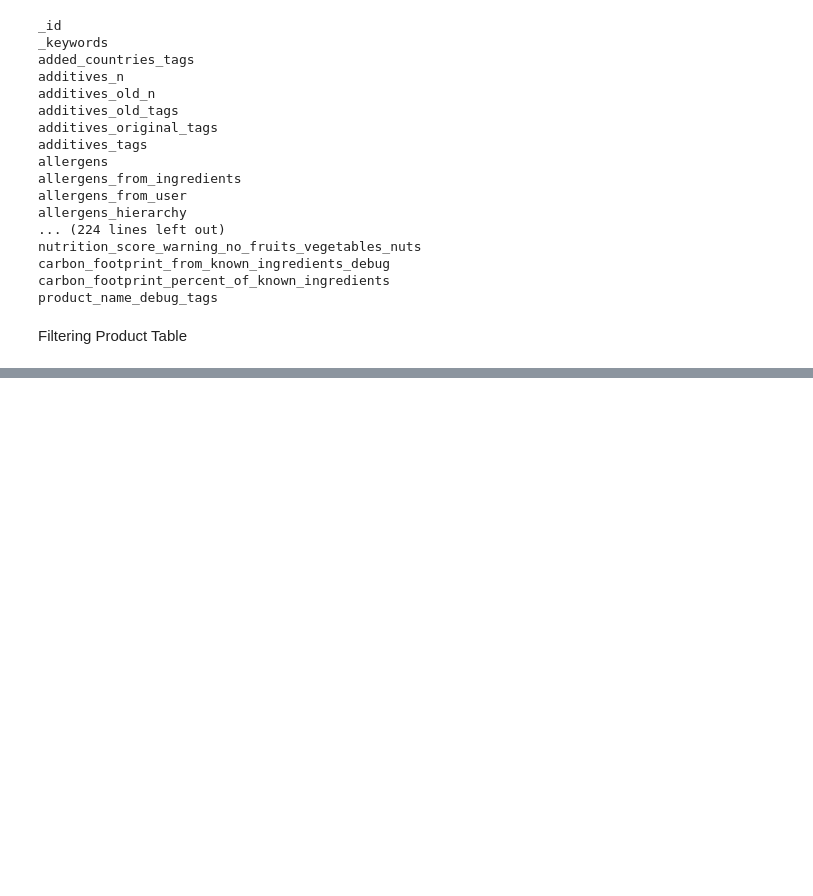
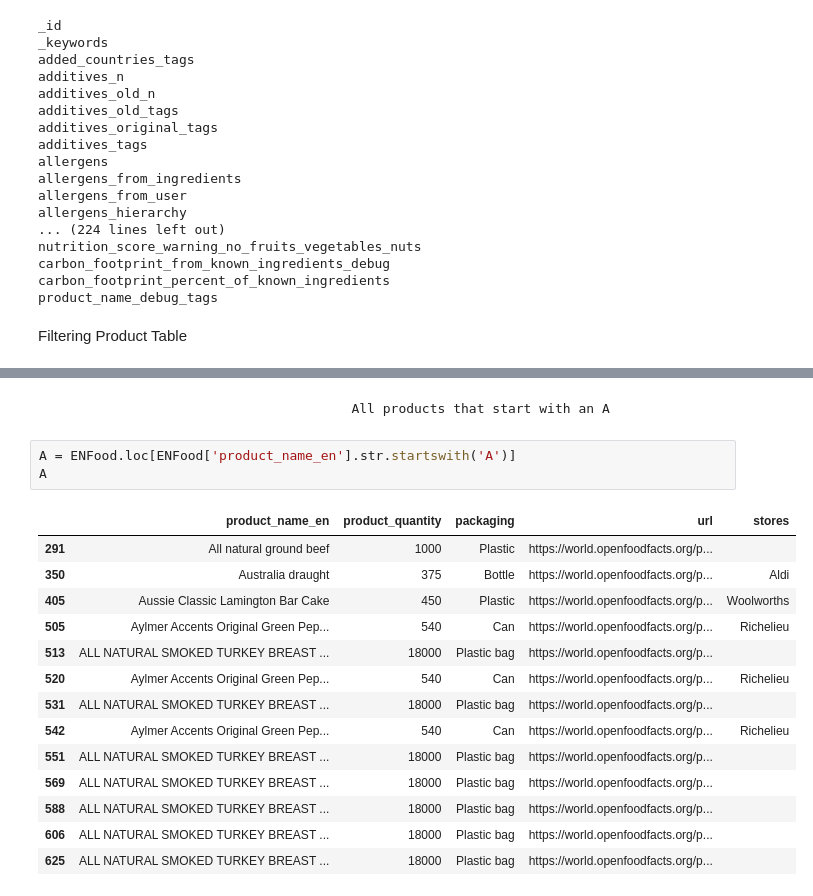
Before and after one commit to elliotkarikari/Product_Weight_Project, a Jupyter notebook: Jupter_notebooks/WeightData/Open Food Facts.ipynb, the cells around one changed output, grey strips where cells are left out. Cells and saved outputs as stored; diff of their text form; blank space fills up the shorter version.

```diff
--- a/Jupter_notebooks/WeightData/Open Food Facts.ipynb
+++ b/Jupter_notebooks/WeightData/Open Food Facts.ipynb
@@ -128,0 +176,20 @@ Looking at all columns available in data
+# %% [markdown]
+                                          All products that start with an A
+# %%
+A = ENFood.loc[ENFood['product_name_en'].str.startswith('A')]
+A
+# %% [output]
+|  | product_name_en | product_quantity | packaging | url | stores |
+| 291 | All natural ground beef | 1000 | Plastic | https://world.openfoodfacts.org/p... |  |
+| 350 | Australia draught | 375 | Bottle | https://world.openfoodfacts.org/p... | Aldi |
+| 405 | Aussie Classic Lamington Bar Cake | 450 | Plastic | https://world.openfoodfacts.org/p... | Woolworths |
+| 505 | Aylmer Accents Original Green Pep... | 540 | Can | https://world.openfoodfacts.org/p... | Richelieu |
+| 513 | ALL NATURAL SMOKED TURKEY BREAST ... | 18000 | Plastic bag | https://world.openfoodfacts.org/p... |  |
+| 520 | Aylmer Accents Original Green Pep... | 540 | Can | https://world.openfoodfacts.org/p... | Richelieu |
+| 531 | ALL NATURAL SMOKED TURKEY BREAST ... | 18000 | Plastic bag | https://world.openfoodfacts.org/p... |  |
+| 542 | Aylmer Accents Original Green Pep... | 540 | Can | https://world.openfoodfacts.org/p... | Richelieu |
+| 551 | ALL NATURAL SMOKED TURKEY BREAST ... | 18000 | Plastic bag | https://world.openfoodfacts.org/p... |  |
+| 569 | ALL NATURAL SMOKED TURKEY BREAST ... | 18000 | Plastic bag | https://world.openfoodfacts.org/p... |  |
+| 588 | ALL NATURAL SMOKED TURKEY BREAST ... | 18000 | Plastic bag | https://world.openfoodfacts.org/p... |  |
+| 606 | ALL NATURAL SMOKED TURKEY BREAST ... | 18000 | Plastic bag | https://world.openfoodfacts.org/p... |  |
+| 625 | ALL NATURAL SMOKED TURKEY BREAST ... | 18000 | Plastic bag | https://world.openfoodfacts.org/p... |  |
```
Also changed, not shown: parts of 24 cells of this notebook.
